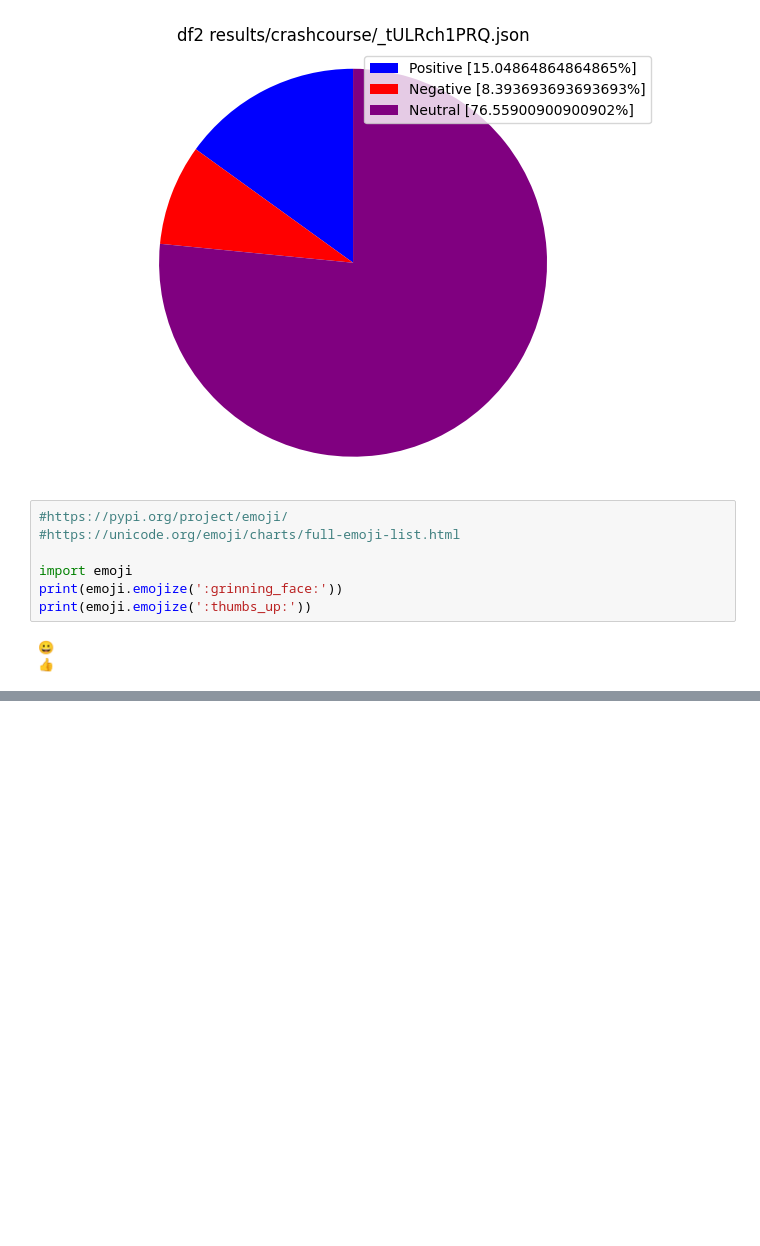
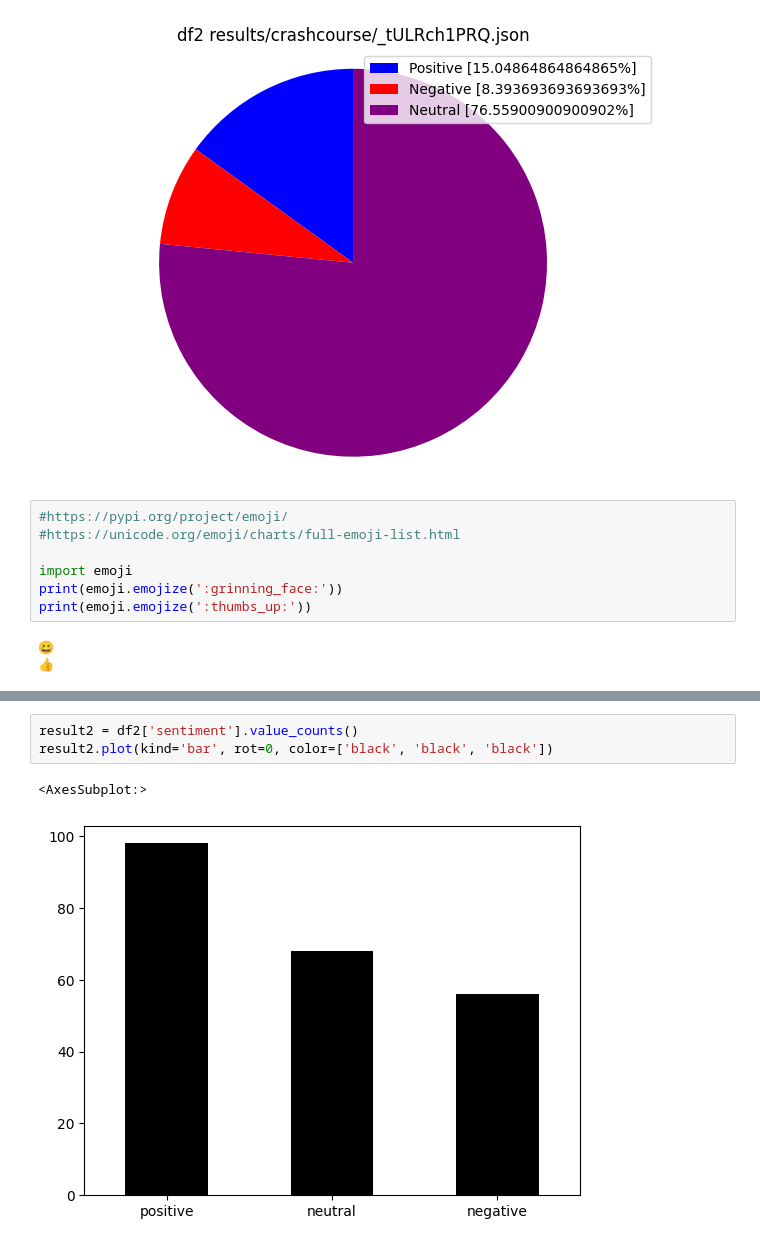
Before and after one commit to awaubreyw/aubrey_dissertation, a Jupyter notebook: src/get_sentiment_vader.ipynb, the cells around one changed output, grey strips where cells are left out. Saved outputs shown, nothing was run; the diff lists cells and outputs as text; blank space fills up the shorter version.

```diff
--- a/src/get_sentiment_vader.ipynb
+++ b/src/get_sentiment_vader.ipynb
@@ -330,0 +412,6 @@ plt.show()
+# %%
+result2 = df2['sentiment'].value_counts()
+result2.plot(kind='bar', rot=0, color=['black', 'black', 'black'])
+# %% [output]
+<AxesSubplot:>
+[figure, added]
```
Also changed, not shown: parts of 15 cells of this notebook.
